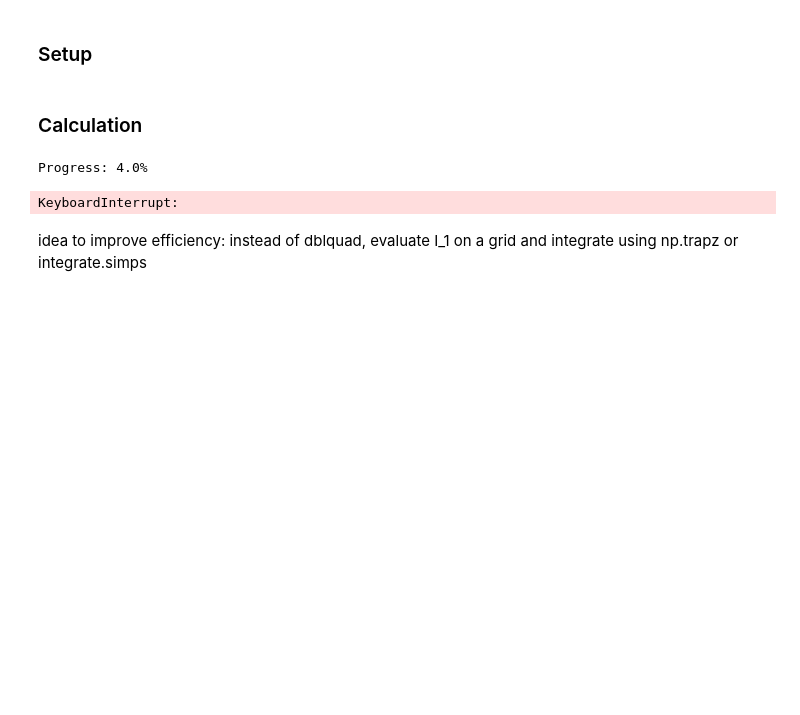
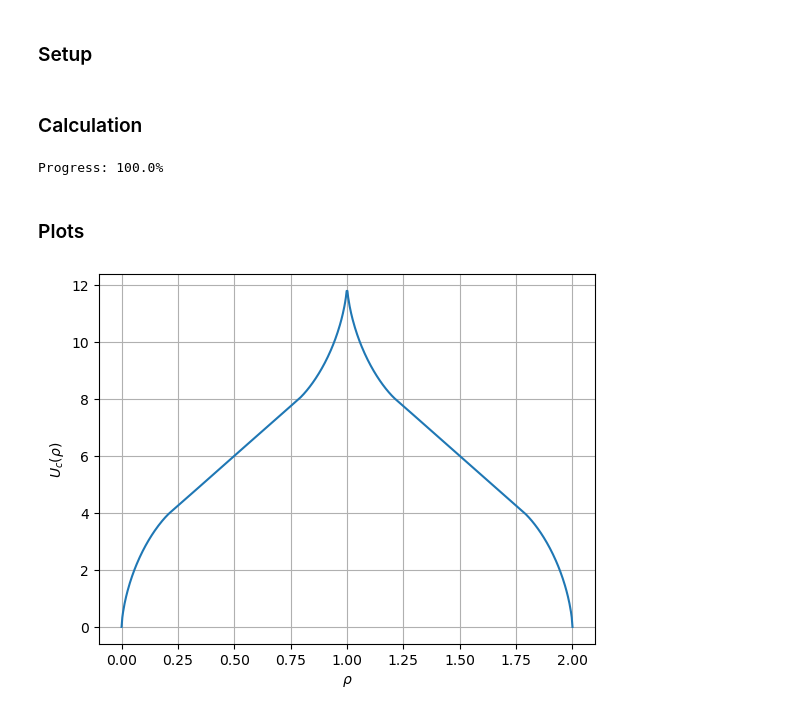
Before and after one commit to janjhch/bachelorthesis, a Jupyter notebook: phase_diagram/phase_diagram/phase_diagram_3D.ipynb, the cells around one changed output. Drawn from its saved outputs; the diff is of its cells as text; code cells hidden in the pictures; blank space fills up the shorter version.

```diff
--- a/phase_diagram/phase_diagram/phase_diagram_3D.ipynb
+++ b/phase_diagram/phase_diagram/phase_diagram_3D.ipynb
@@ -89,10 +114,10 @@ Progress: 98.0%
 def find_U_c_of_rho(rho):
     if rho <= 1:
         func_U = lambda U: find_mu_of_rho(rho, U) + 2*t*d - U
-        result = root_scalar(func_U, bracket=(0, 4*t*d), method='brentq', xtol=1e-2)
+        result = root_scalar(func_U, bracket=(0, 4*t*d), method='brentq', xtol=1e-3)
     elif rho > 1:
         func_U = lambda U: find_mu_of_rho(rho, U) - 2*t*d
-        result = root_scalar(func_U, bracket=(0, 4*t*d), method='brentq', xtol=1e-2)
+        result = root_scalar(func_U, bracket=(0, 4*t*d), method='brentq', xtol=1e-3)
 
     if result.converged:
         return result.root
@@ -118,10 +143,14 @@ def create_U_c_array(rho_array):
 # %% [markdown]
 ### Calculation
 # %%
-rho_values = np.linspace(0, 2, 50, endpoint=False)
+rho_values = np.linspace(0, 2, 600, endpoint=True)
 U_c_array = create_U_c_array(rho_values)
 # %% [output]
-Progress: 4.0%
+Progress: 100.0%
-KeyboardInterrupt:
-# %% [markdown]
-idea to improve efficiency: instead of dblquad, evaluate I_1 on a grid and integrate using np.trapz or integrate.simps
+# %% [markdown]
+### Plots
+# %%
+one_plot(rho_values, U_c_array, r'$\rho$', r'$U_c(\rho)$', '')
+U_c_array_normalized = U_c_array / (np.max(U_c_array))
+# %% [output]
+[figure, added]
```
Also changed, not shown: parts of 8 cells of this notebook.
